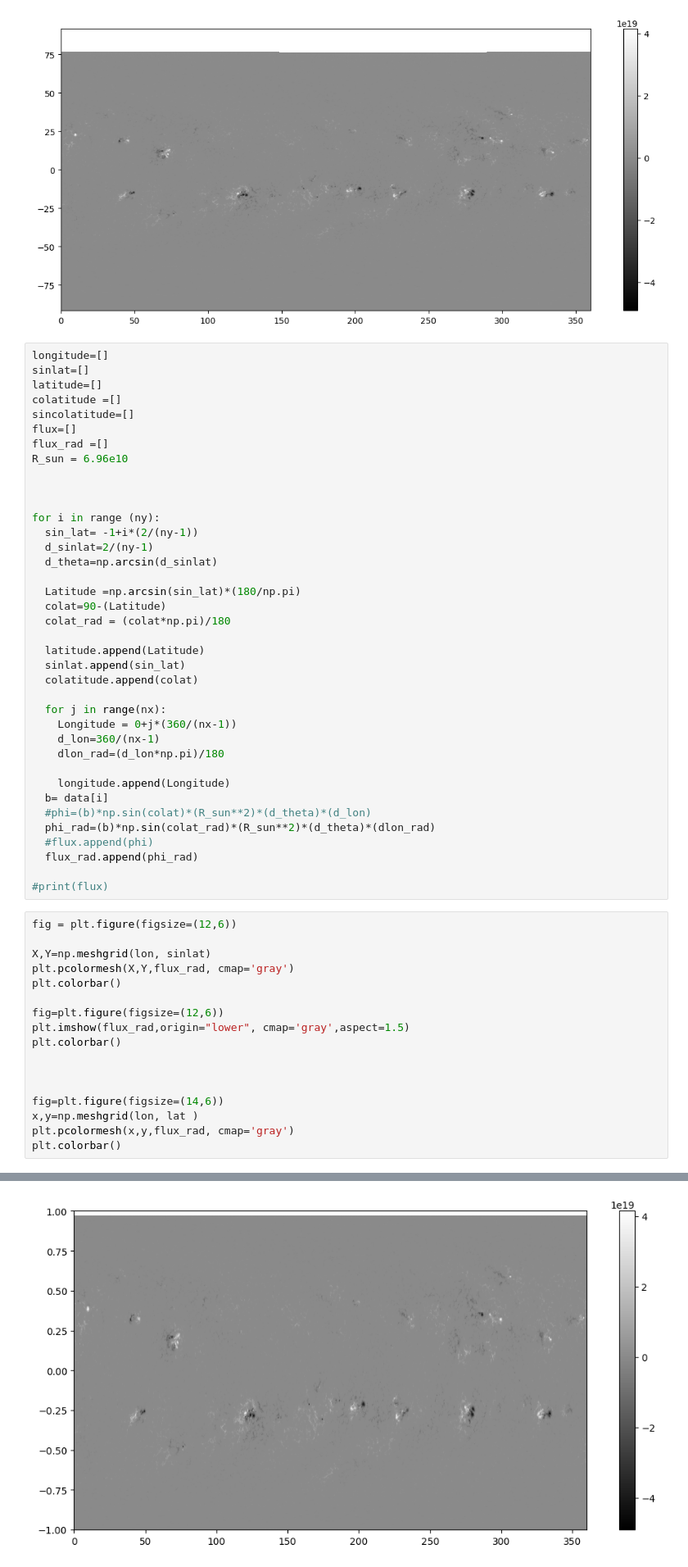
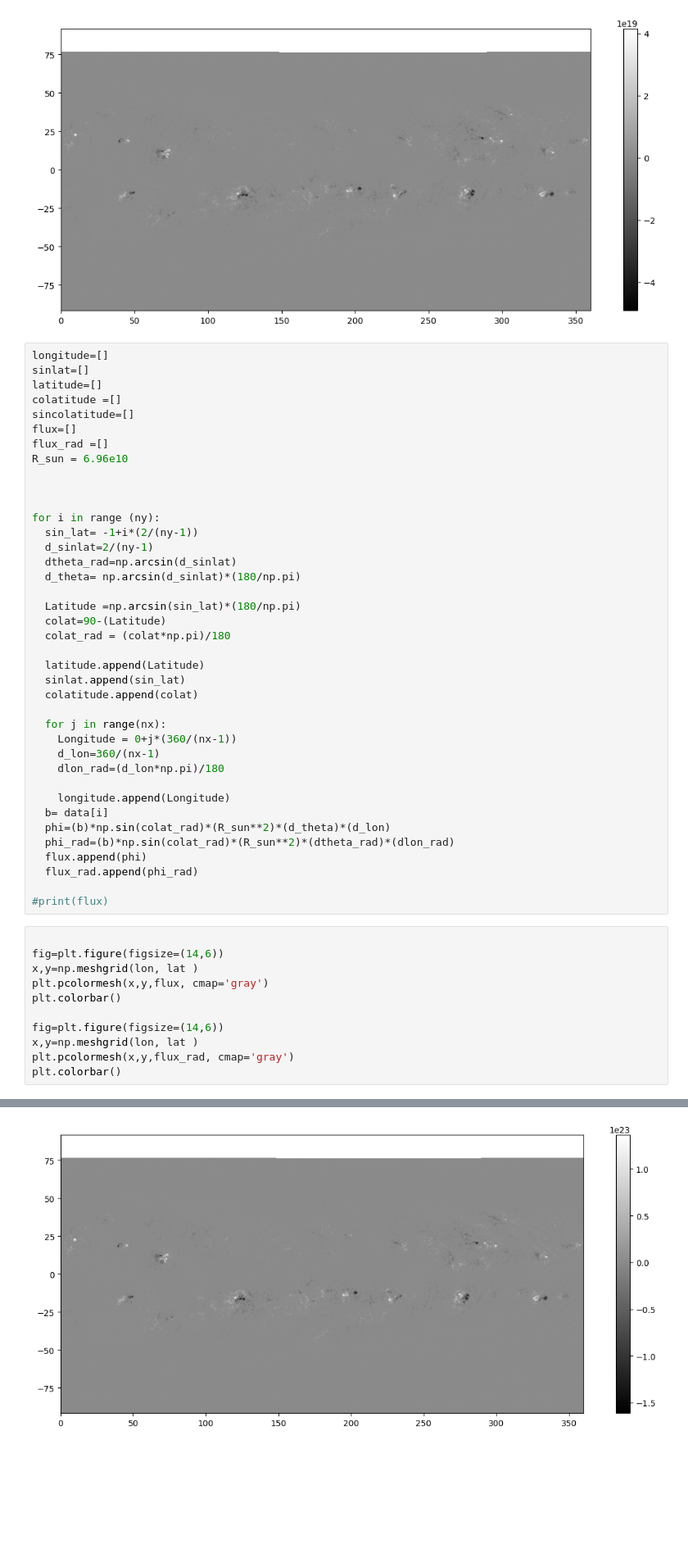
Before and after one commit to Samapti25/solar, a Jupyter notebook: carringtonmaps.ipynb, the cells around one changed output, grey strips where cells are left out. Shown at 82% size. Cells and saved outputs as stored; diff of their text form; blank space fills up the shorter version.

```diff
--- a/carringtonmaps.ipynb
+++ b/carringtonmaps.ipynb
@@ -346,7 +346,8 @@ R_sun = 6.96e10
 for i in range (ny):
   sin_lat= -1+i*(2/(ny-1))
   d_sinlat=2/(ny-1)
-  d_theta=np.arcsin(d_sinlat)
+  dtheta_rad=np.arcsin(d_sinlat)
+  d_theta= np.arcsin(d_sinlat)*(180/np.pi)
 
   Latitude =np.arcsin(sin_lat)*(180/np.pi)
   colat=90-(Latitude)
@@ -363,29 +364,23 @@ for i in range (ny):
 
     longitude.append(Longitude)
   b= data[i]
-  #phi=(b)*np.sin(colat)*(R_sun**2)*(d_theta)*(d_lon)
-  phi_rad=(b)*np.sin(colat_rad)*(R_sun**2)*(d_theta)*(dlon_rad)
-  #flux.append(phi)
+  phi=(b)*np.sin(colat_rad)*(R_sun**2)*(d_theta)*(d_lon)
+  phi_rad=(b)*np.sin(colat_rad)*(R_sun**2)*(dtheta_rad)*(dlon_rad)
+  flux.append(phi)
   flux_rad.append(phi_rad)
 
 #print(flux)
 # %%
-fig = plt.figure(figsize=(12,6))
 
-X,Y=np.meshgrid(lon, sinlat)
-plt.pcolormesh(X,Y,flux_rad, cmap='gray')
+fig=plt.figure(figsize=(14,6))
+x,y=np.meshgrid(lon, lat )
+plt.pcolormesh(x,y,flux, cmap='gray')
 plt.colorbar()
-
-fig=plt.figure(figsize=(12,6))
-plt.imshow(flux_rad,origin="lower", cmap='gray',aspect=1.5)
-plt.colorbar()
-
-
 
 fig=plt.figure(figsize=(14,6))
 x,y=np.meshgrid(lon, lat )
 plt.pcolormesh(x,y,flux_rad, cmap='gray')
 plt.colorbar()
 # %% [output]
 <matplotlib.colorbar.Colorbar at 0x...>
-[figure, old version]
+[figure, new version]
```
Also changed, not shown: parts of 5 cells of this notebook.
